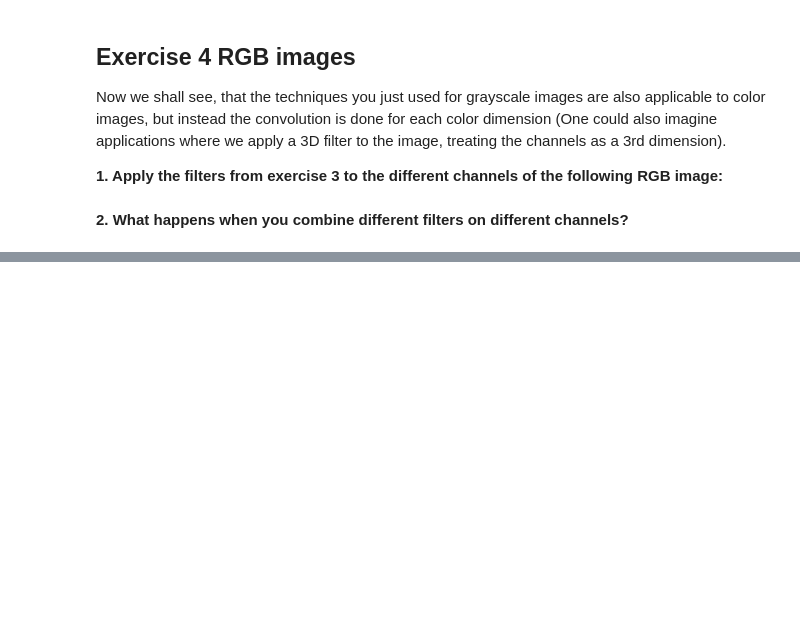
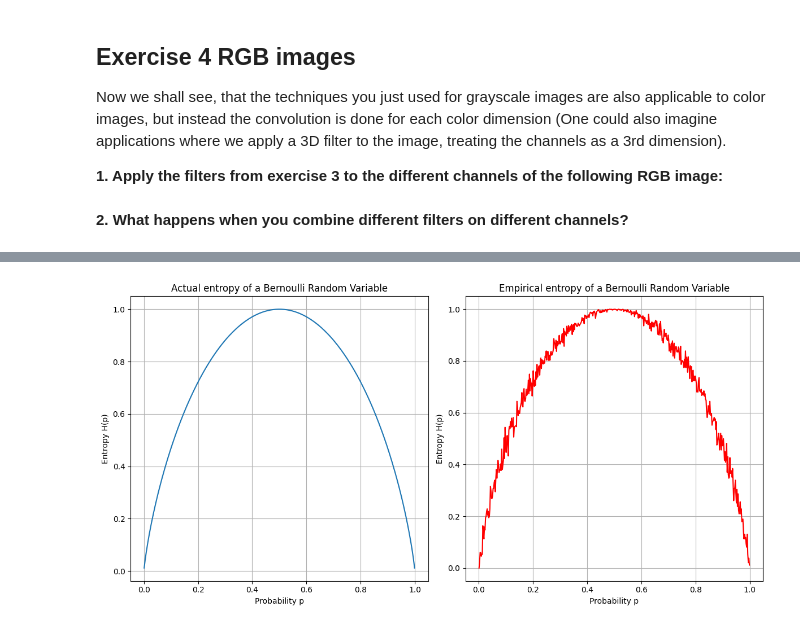
Before and after one commit to robinbraagaard/Signals-and-Data-Autumn-2024-student, a Jupyter notebook: week_2/ex_week_2.ipynb, the cells around one changed output, grey strips where cells are left out. Drawn from its saved outputs; the diff is of its cells as text; code cells hidden in the pictures; blank space fills up the shorter version.

```diff
--- a/week_2/ex_week_2.ipynb
+++ b/week_2/ex_week_2.ipynb
@@ -348,0 +352,44 @@ $\dots$
+# %%
+def empirical_entropy(random_variates):
+    """
+    Compute the empirical entropy of a set of random variates
+
+    Args:
+        random_variates (np.ndarray): Array of numbers indicating the outcome of a random variable
+
+    Returns:
+        H (np.ndarray): A numpy array containing the entropy of each of the random variables
+    """
+
+def theoretical_bernoulli_entropy(p):
+    return -(p * np.log2(p) + (1 - p) * np.log2(1 - p))
+# %%
+
+p_values = np.linspace(0.001, 0.999, 500)
+
+entropy_values = theoretical_bernoulli_entropy(p_values)
+
+fig, axs = plt.subplots(1, 2, figsize=(12, 6))
+
+# First subplot: Entropy as a function of p
+axs[0].plot(p_values, entropy_values, label='Entropy H(p)')
+axs[0].set_title('Actual entropy of a Bernoulli Random Variable')
+axs[0].set_xlabel('Probability p')
+axs[0].set_ylabel('Entropy H(p)')
+axs[0].grid(True)
+
+# Calculate empirical entropies by generating random samples from binomial (just corresponds to several bernoulli trials)
+empirical_entropies = np.array([empirical_entropy(np.random.binomial(1, p, 1000)) for p in p_values])
+
+# Second subplot: Empirical entropy as a function of p
+axs[1].plot(p_values, empirical_entropies, label='1 - p', color='r')
+axs[1].set_title('Empirical entropy of a Bernoulli Random Variable')
+axs[1].set_xlabel('Probability p')
+axs[1].set_ylabel('Entropy H(p)')
+axs[1].grid(True)
+
+# Adjust layout and display the plot
+plt.tight_layout()
+plt.show()
+# %% [output]
+[figure, added]
```
Also changed, not shown: parts of 13 cells of this notebook, 1 other file.
